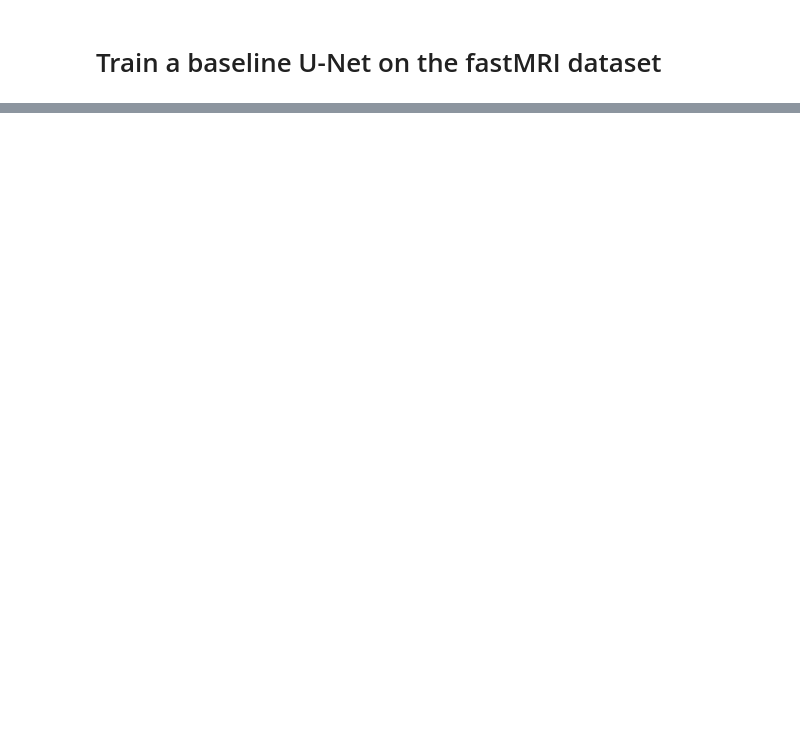
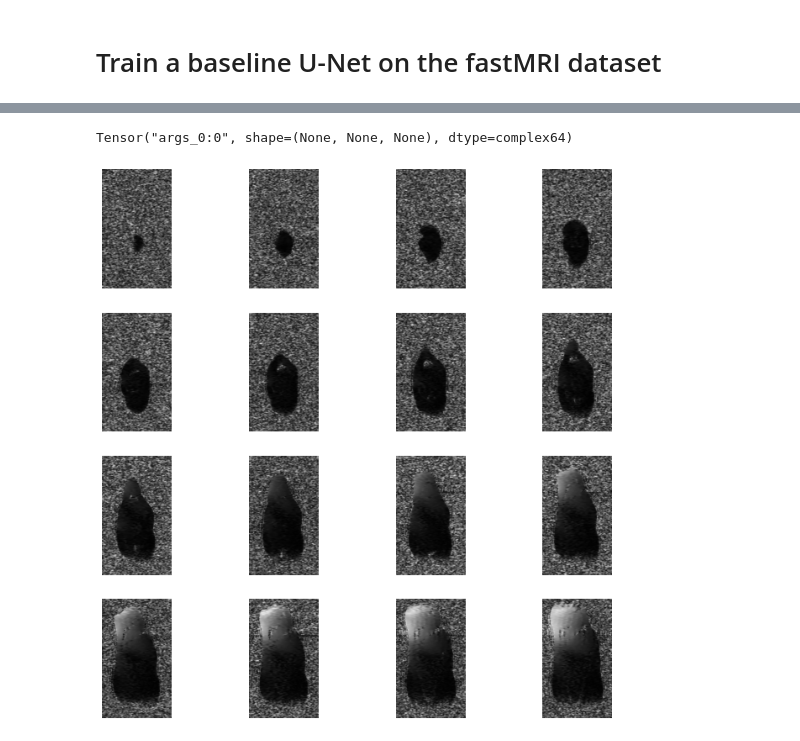
Before and after one commit to mrphys/tensorflow-mri, a Jupyter notebook: tools/docs/tutorials/recon/unet_fastmri.ipynb, the cells around one changed output, grey strips where cells are left out. Cells and saved outputs as stored; diff of their text form; code cells hidden in the pictures; blank space fills up the shorter version.

```diff
--- a/tools/docs/tutorials/recon/unet_fastmri.ipynb
+++ b/tools/docs/tutorials/recon/unet_fastmri.ipynb
@@ -10,2 +14,5 @@ import tensorflow_mri as tfmri
+# %%
+# Proportion of k-space lines in fully-sampled central region.
+fully_sampled_region = 0.08
 # %%
 # If necessary, change the path names here.
@@ -82,0 +149,29 @@ ds_test = create_fastmri_dataset(files_test,
+# %%
+def reconstruct_zerofilled(kspace):
+  image_shape = tf.shape(kspace)[-2:]
+  image = tfmri.recon.adjoint(kspace, image_shape)
+  return image
+
+def compute_sensitivities(kspace):
+  def box(freq):
+    cutoff = fully_sampled_region * np.pi
+    result = tf.where(tf.math.abs(freq) < cutoff, 1, 0)
+    return result
+  filt_kspace = tfmri.signal.filter_kspace(kspace,
+                                           filter_fn=box,
+                                           filter_rank=1)
+  filt_image = reconstruct_zerofilled(filt_kspace)
+  sensitivities = tfmri.coils.estimate_sensitivities(filt_image, coil_axis=-3)
+  return sensitivities
+# %%
+def insert_sensitivities(example):
+  example['sensitivities'] = compute_sensitivities(example['kspace'])
+  return example
+
+ds_temp = ds_train.map(insert_sensitivities)
+
+display_fn = lambda example: np.abs(example['sensitivities'].numpy())[0, ...]
+show_examples(ds_temp, display_fn)
+# %% [output]
+Tensor("args_0:0", shape=(None, None, None), dtype=complex64)
+[figure, added]
```
Also changed, not shown: parts of 10 cells of this notebook, 8 other files.
